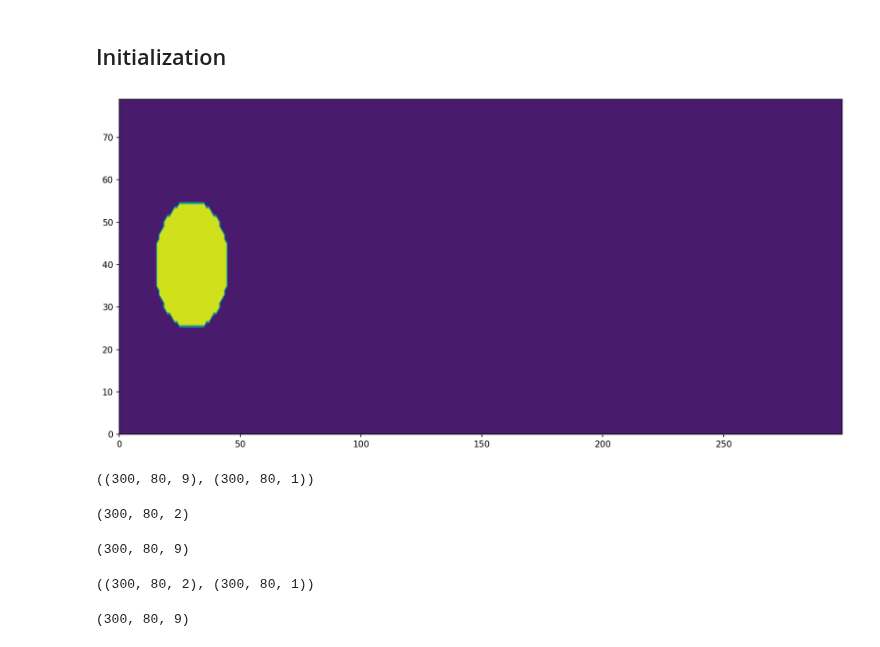
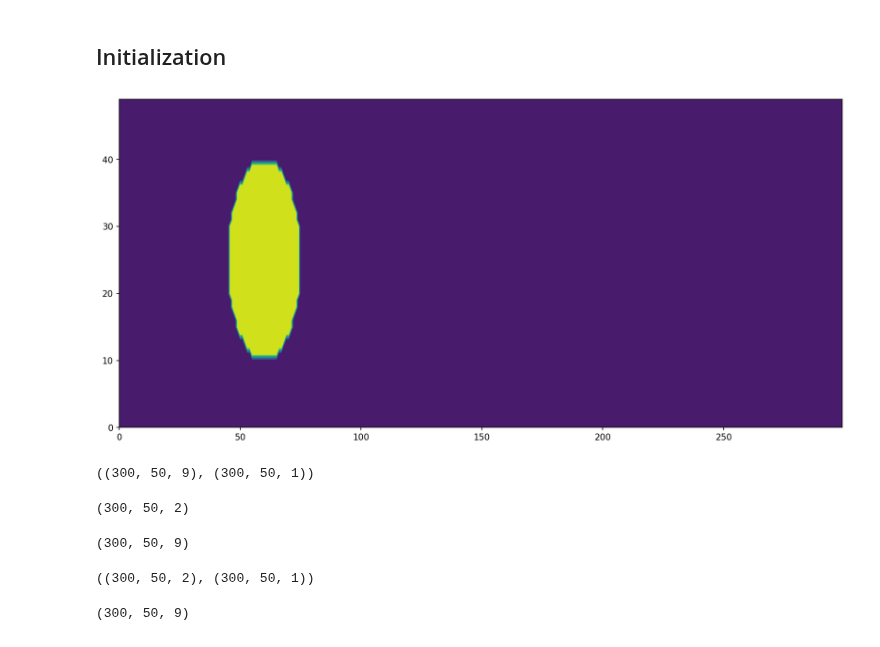
Before and after one commit to SunAndClouds/ComplexSystems, a Jupyter notebook: Final Project.ipynb, the cells around one changed output. Cells and saved outputs as stored; diff of their text form; code cells hidden in the pictures.

```diff
--- a/Final Project.ipynb
+++ b/Final Project.ipynb
@@ -67,11 +67,10 @@ plt.rcParams["figure.dpi"] = 150
 
 Re = 80 # Reynold's number
 mass_density = 1 # Unitless mass density
-inflow_speed = 0.05 # Initial horizontal inflow < 1, this is assumed to be constant throughout the simulation
+inflow_speed = 0.04 # Initial horizontal inflow < 1, this is assumed to be constant throughout the simulation
 dt = 1 # Change in time
-simulation_time_steps = 10000 # Total number of steps of the simulation
 record_steps = 100 # Record every 100 simulation steps
-Nx, Ny = (300, 80) # Size of the domain
+Nx, Ny = (300, 50) # Size of the domain
 R = Nx // 20 # Radius of the cylinder, this value will be used as the characteristic length
 mu = mass_density * inflow_speed * R / Re # Uniteless dynamic viscousity
 
@@ -94,35 +93,35 @@ lattice_indices = np.array([0, 1, 2, 3, 4, 5, 6, 7, 8])
 reflected_lattice_indices = np.array([0, 3, 4, 1, 2, 7, 8, 5, 6])
 lattice_weights = np.array([
     4/9, # center
     1/9, 1/9, 1/9, 1/9, # sides
     1/36, 1/36, 1/36, 1/36, # diagonals
 ])
 
 # These arrays will determine the flow directions
 east_indices = np.array([5, 1, 8])
 north_indices = np.array([6, 2, 5])
 west_indices = np.array([7, 3, 6])
 south_indices = np.array([7, 4, 8])
 vertical_indices = np.array([2, 0, 4])
 horizontal_indices = np.array([3, 0, 1])
 
 
-center_of_mass = (Nx//10, Ny//2)
+center_of_mass = (Nx//5, Ny//2)
 x, y = np.arange(Nx), np.arange(Ny)
 X, Y = np.meshgrid(x, y, indexing="ij")
 # This is a boolean array with True when its considered to be an obstacle and False when it is fluid
 cylinder = np.sqrt((X - center_of_mass[0])**2 + (Y - center_of_mass[1])**2) < R
 
 # Initializing the velocity field such that
 # there is a constant horizontal flow form left to right
 velocity_field = np.zeros([Nx, Ny, 2])
 velocity_field[..., 0] = inflow_speed
 background_flow = velocity_field
 
 plt.contourf(X, Y, cylinder)
 plt.show()
 # %% [output]
-[figure, old version]
+[figure, new version]
 # %%
 def rho(lattice_matrix): # (Nx, Ny, 9) -> (Nx, Ny, 1)
     return lattice_matrix.sum(-1, keepdims=True)
@@ -141,7 +140,7 @@ density = rho(equilibrium_lattice_velocities)
 
 equilibrium_lattice_velocities.shape, density.shape
 # %% [output]
-((300, 80, 9), (300, 80, 1))
+((300, 50, 9), (300, 50, 1))
 # %%
 # Using the equilibrium lattice velocities to compute the velocity field
 def get_velocity_field(equilibirum_lattice_velocities, lattice_config, density): # (Nx, Ny, 9) x (2, 9) / (Nx, Ny, 1) -> (Nx, Ny, 2)
@@ -150,7 +149,7 @@ def get_velocity_field(equilibirum_lattice_velocities, lattice_config, density):
 velocity_field = get_velocity_field(equilibrium_lattice_velocities, lattice_config, density)
 velocity_field.shape
 # %% [output]
-(300, 80, 2)
+(300, 50, 2)
 # %%
 # Using the equilibrim lattice velocities to compute the outflow velocity bounary condition
 def outflow_velocity(equilibrium_lattice_velocities):
@@ -160,7 +159,7 @@ def outflow_velocity(equilibrium_lattice_velocities):
 equilibrium_lattice_velocities = outflow_velocity(equilibrium_lattice_velocities)
 equilibrium_lattice_velocities.shape
 # %% [output]
-(300, 80, 9)
+(300, 50, 9)
 # %%
 def inflow_velocity(velocity_field, background_flow):
     velocity_field[0, 1:-1] = background_flow[0, 1:-1]
@@ -179,7 +178,7 @@ density = inflow_density(equilibrium_lattice_velocities, velocity_field, density
 
 velocity_field.shape, density.shape
 # %% [output]
-((300, 80, 2), (300, 80, 1))
+((300, 50, 2), (300, 50, 1))
 # %%
 def BGK(lattice_velocities, equilibrium_lattice_velocities):
     relaxation_time = 1 / (3 * mu + 0.5)
@@ -193,7 +192,7 @@ equilibrium_lattice_velocities = f_eq(velocity_field, lattice_config, density)
 post_collision_lattice_velocities = BGK(lattice_velocities, equilibrium_lattice_velocities)
 post_collision_lattice_velocities.shape
 # %% [output]
-(300, 80, 9)
+(300, 50, 9)
 # %%
 # This functon ensures that there is always a flow of fluid
 # at the very left boundary that moves to the right.
```
Also changed, not shown: parts of 12 cells of this notebook, 1 other file.
